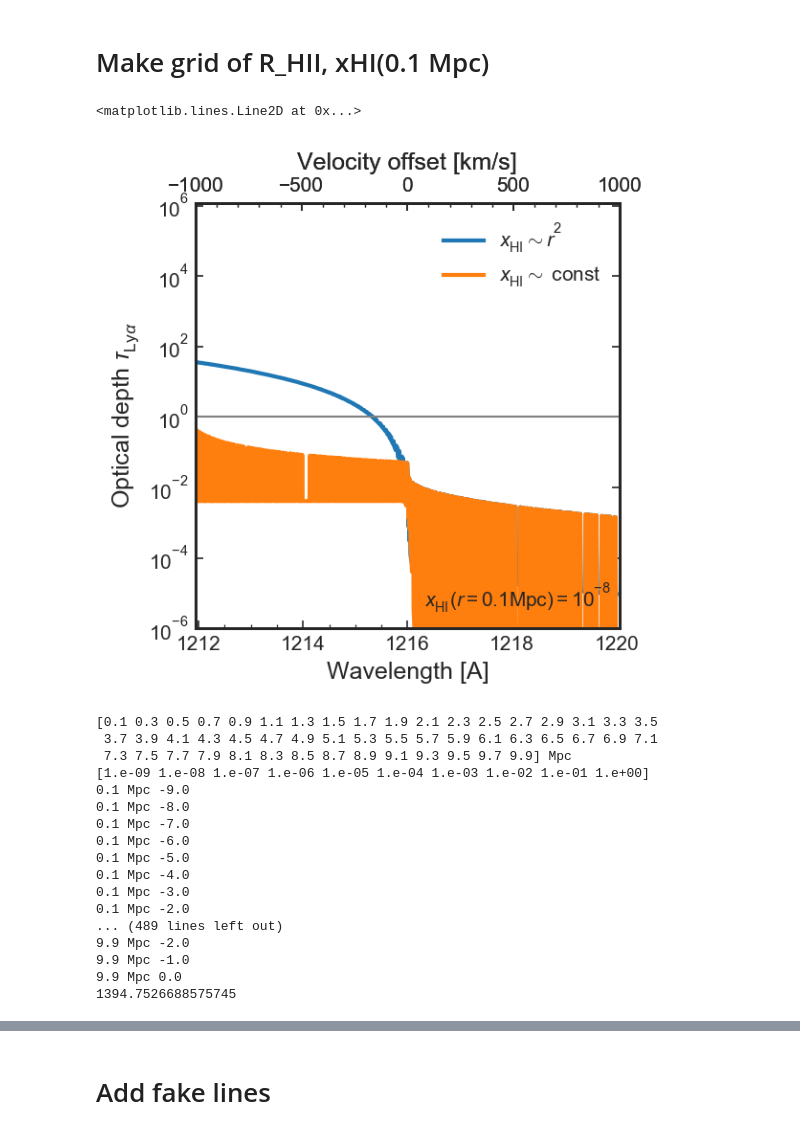
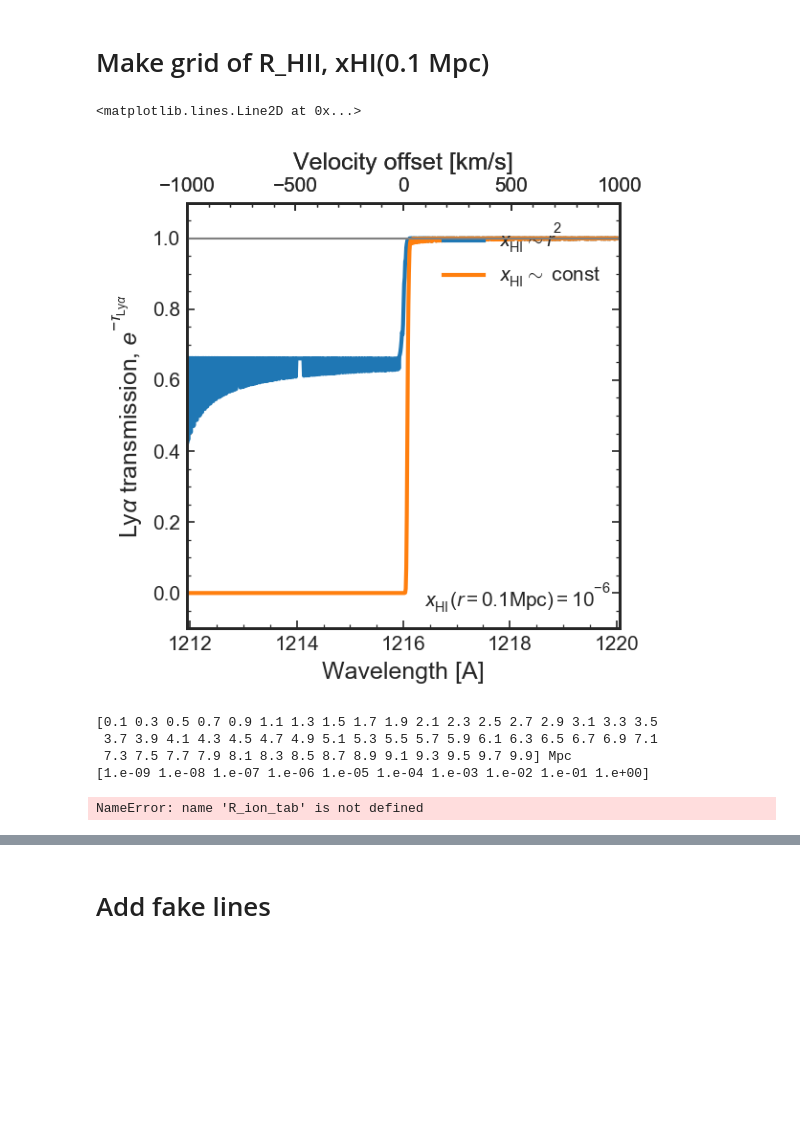
Before and after one commit to charlottenosam/LyaLineshapes, a Jupyter notebook: notebooks/bubble_size_lya_DV.ipynb, the cells around one changed output, grey strips where cells are left out. Drawn from its saved outputs; the diff is of its cells as text; code cells hidden in the pictures; blank space fills up the shorter version.

```diff
--- a/notebooks/bubble_size_lya_DV.ipynb
+++ b/notebooks/bubble_size_lya_DV.ipynb
@@ -1076,28 +1101,34 @@ def make_tau_grid(R_ion, xHI_01, r_slope=2., z_s=7., z_min=6.):
     return tau_tab
 # %%
 R_ion  = 10. * u.Mpc
-xHI_01 = 1e-8
+xHI_01 = 1e-6
 
 fig, ax = plt.subplots(1,1)
 
-tau_tab = make_tau_grid(R_ion=R_ion, xHI_01=xHI_01)
-plot_tau_single(tau_tab[0], wave_em, ax=ax, transmission=False,
+tau_tab = make_tau_grid(R_ion=R_ion, xHI_01=xHI_01, r_slope=0.)
+plot_tau_single(tau_tab[0], wave_em, ax=ax, transmission=True,
                 annotation='$x_\mathrm{HI}(r=0.1$Mpc$) = 10^{%.0f}$' % np.log10(xHI_01), annotate=True,
                 label='$x_\mathrm{HI} \sim r^2$')
 
+xHI_01 = 1e-4
 tau_tab = make_tau_grid(R_ion=R_ion, xHI_01=xHI_01, r_slope=0.)
-plot_tau_single(tau_tab[0], wave_em, ax=ax, transmission=False, label='$x_\mathrm{HI} \sim$ const')
+plot_tau_single(tau_tab[0], wave_em, ax=ax, transmission=True, label='$x_\mathrm{HI} \sim$ const')
 plt.axhline(1, lw=1, c='0.5', zorder=0)
 # %% [output]
 <matplotlib.lines.Line2D at 0x...>
-[figure, old version]
+[figure, new version]
+# %%
+R_ion_tab  = np.arange(0.1, 10, 0.2) * u.Mpc
+xHI_01_tab = np.logspace(-9, 0, 10)
+
+print(R_ion_tab)
+print(xHI_01_tab)
+# %% [output]
+[0.1 0.3 0.5 0.7 0.9 1.1 1.3 1.5 1.7 1.9 2.1 2.3 2.5 2.7 2.9 3.1 3.3 3.5
+ 3.7 3.9 4.1 4.3 4.5 4.7 4.9 5.1 5.3 5.5 5.7 5.9 6.1 6.3 6.5 6.7 6.9 7.1
+ 7.3 7.5 7.7 7.9 8.1 8.3 8.5 8.7 8.9 9.1 9.3 9.5 9.7 9.9] Mpc
+[1.e-09 1.e-08 1.e-07 1.e-06 1.e-05 1.e-04 1.e-03 1.e-02 1.e-01 1.e+00]
 # %%
-R_ion_tab  = np.arange(0.1, 10, 0.2) * u.Mpc
-xHI_01_tab = np.logspace(-9, 0, 10)
-
-print(R_ion_tab)
-print(xHI_01_tab)
-
 start = time.time()
 tau_total_dict = {}
 for R_ion, xHI_01 in it.product(R_ion_tab, xHI_01_tab):
@@ -1117,21 +1148,5 @@ print(end - start)
 
 np.save('../data/tau_total_dict_RHII_xHI_grid_linear', tau_total_dict)
 # %% [output]
-[0.1 0.3 0.5 0.7 0.9 1.1 1.3 1.5 1.7 1.9 2.1 2.3 2.5 2.7 2.9 3.1 3.3 3.5
- 3.7 3.9 4.1 4.3 4.5 4.7 4.9 5.1 5.3 5.5 5.7 5.9 6.1 6.3 6.5 6.7 6.9 7.1
- 7.3 7.5 7.7 7.9 8.1 8.3 8.5 8.7 8.9 9.1 9.3 9.5 9.7 9.9] Mpc
-[1.e-09 1.e-08 1.e-07 1.e-06 1.e-05 1.e-04 1.e-03 1.e-02 1.e-01 1.e+00]
-0.1 Mpc -9.0
-0.1 Mpc -8.0
-0.1 Mpc -7.0
-0.1 Mpc -6.0
-0.1 Mpc -5.0
-0.1 Mpc -4.0
-0.1 Mpc -3.0
-0.1 Mpc -2.0
-... (489 lines left out)
-9.9 Mpc -2.0
-9.9 Mpc -1.0
-9.9 Mpc 0.0
-1394.7526688575745
+NameError: name 'R_ion_tab' is not defined
 # %%
```
Also changed, not shown: parts of 4 cells of this notebook, 2 other files.
